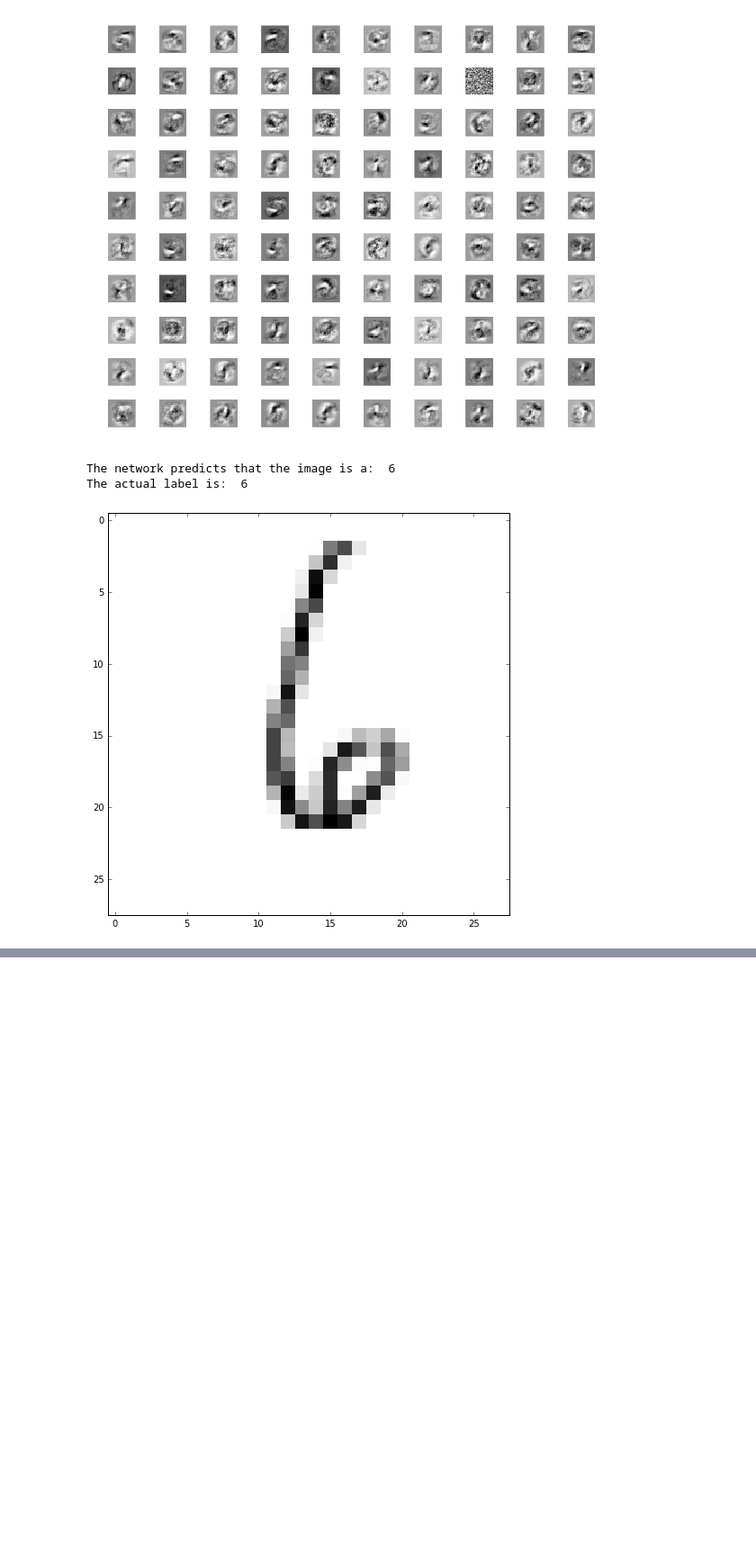
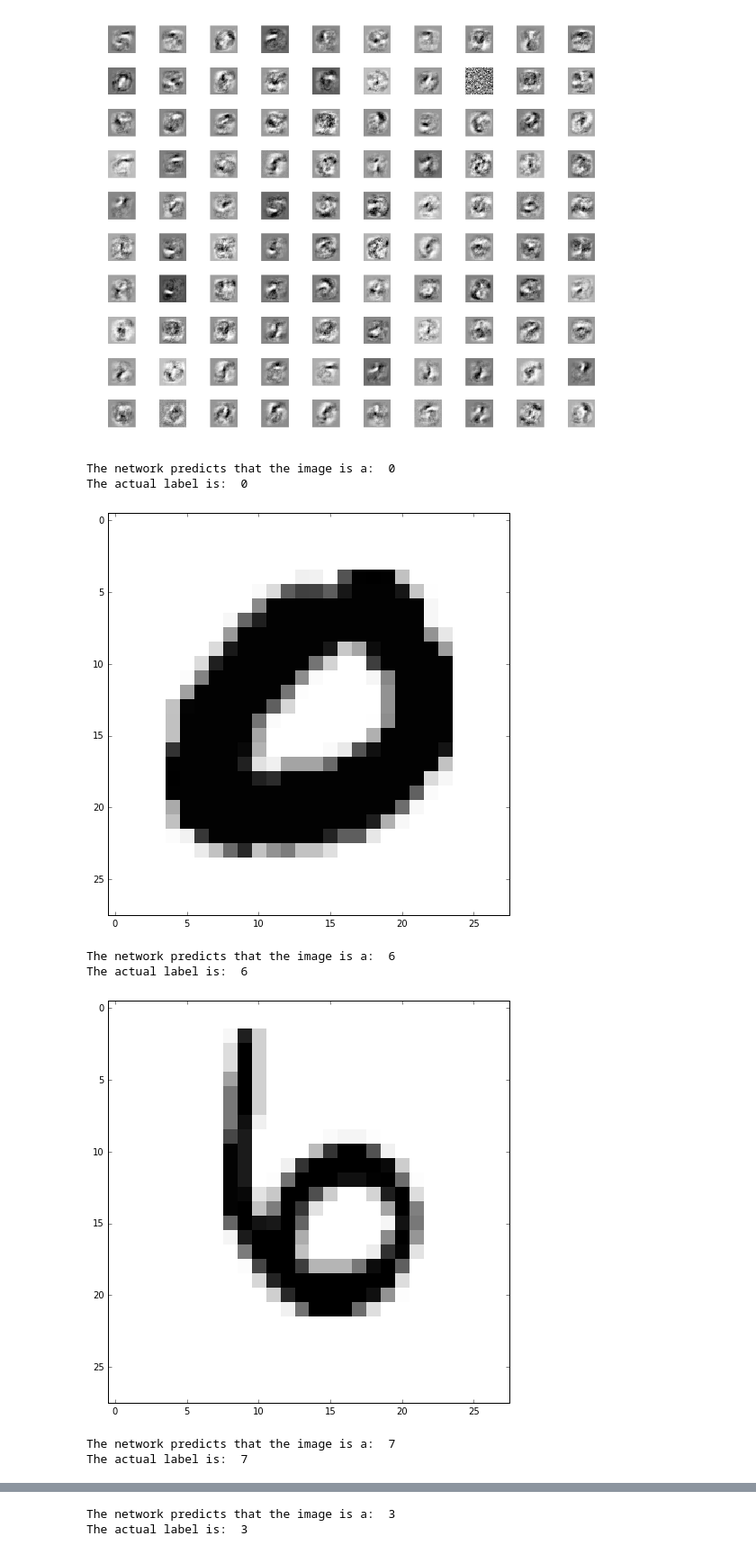
Before and after one commit to saforem2/MNIST_CHEAP, a Jupyter notebook: MNIST_neural_net.ipynb, the cells around one changed output, grey strips where cells are left out. Shown at 90% size. Cells and saved outputs as stored; diff of their text form; code cells hidden in the pictures; blank space fills up the shorter version.

```diff
--- a/MNIST_neural_net.ipynb
+++ b/MNIST_neural_net.ipynb
@@ -121,18 +121,24 @@ for i in range(100):
 # %%
 import matplotlib.cm as cm
 
 train_x, train_y = train_set
 test_x, test_y = test_set
 
-rand_num = np.random.randint(1,10000)
-rand_img = 255 - test_x[rand_num]
+for i in range(10):
+    rand_num = np.random.randint(1,10000)
+    rand_img = 255 - test_x[rand_num]
 
-print 'The network predicts that the image is a: ', net.predict(test_x[rand_num])
-print 'The actual label is: ', test_y[rand_num]
+    print 'The network predicts that the image is a: ', net.predict(test_x[rand_num])
+    print 'The actual label is: ', test_y[rand_num]
 
-plt.imshow(rand_img.reshape((28, 28)), cmap=cm.Greys_r)
-plt.show()
+    plt.imshow(rand_img.reshape((28, 28)), cmap=cm.Greys_r)
+    plt.show()
 # %% [output]
-The network predicts that the image is a:  6
-The actual label is:  6
+The network predicts that the image is a:  0
+The actual label is:  0
-[figure, old version]
+[figure, new version]
+The network predicts that the image is a:  6
+The actual label is:  6
+[figure, added]
+The network predicts that the image is a:  7
+The actual label is:  7
@@ -138,0 +146,2 @@ The actual label is:  6
+The network predicts that the image is a:  3
+The actual label is:  3
```
Also changed, not shown: parts of 6 cells of this notebook.
